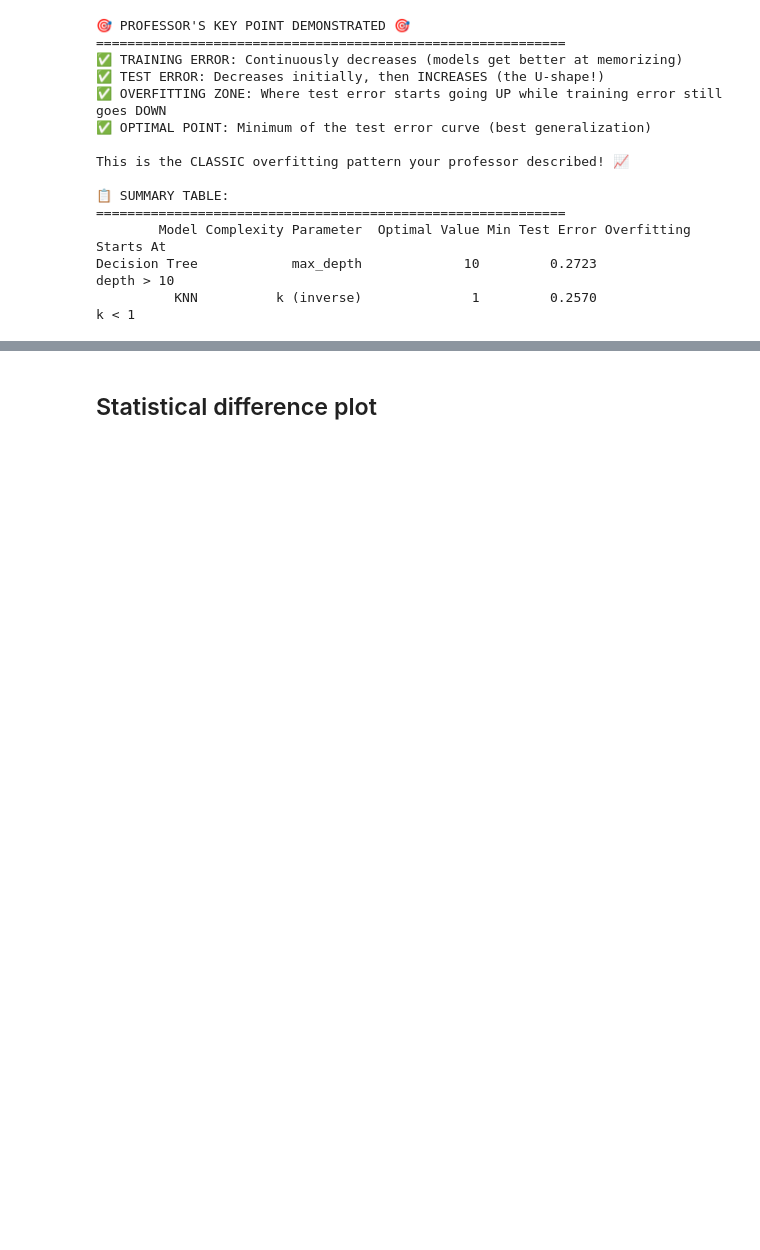
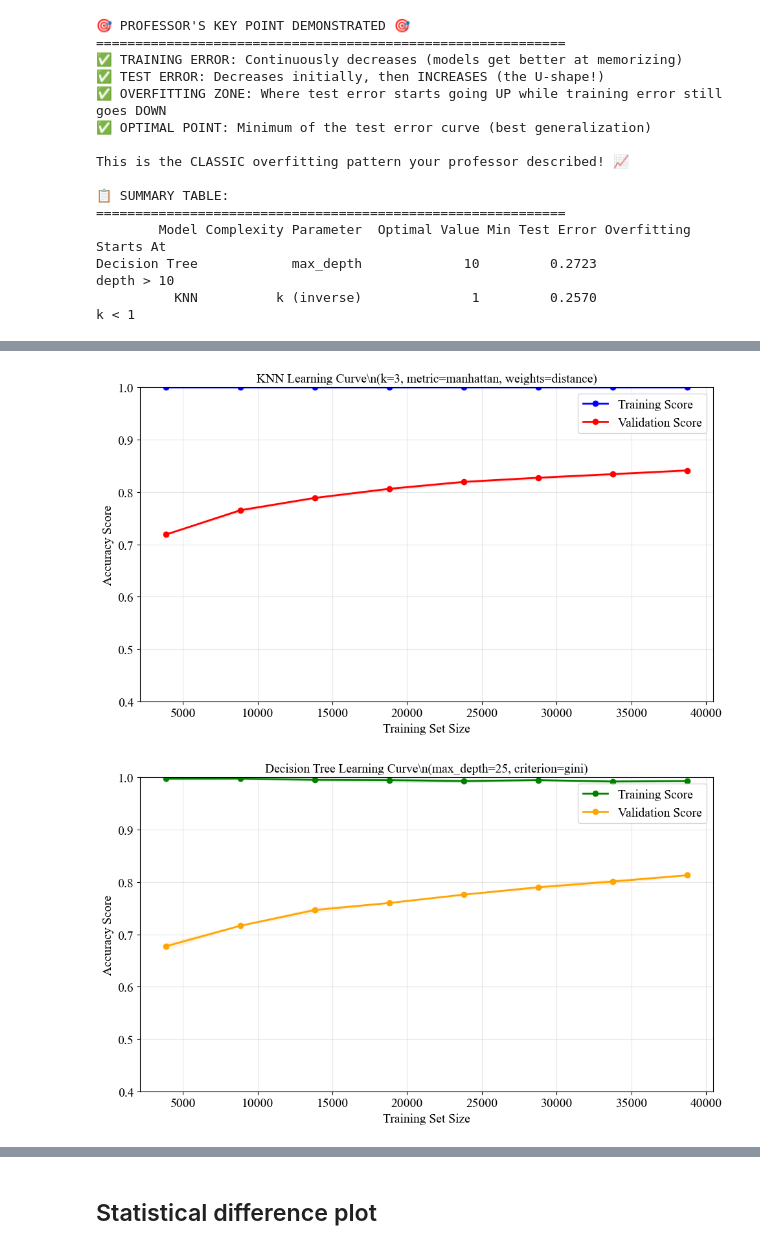
Before and after one commit to Voltzz9/ml441_assignments, a Jupyter notebook: assign2/code/Analysis.ipynb, the cells around one changed output, grey strips where cells are left out. Drawn from its saved outputs; the diff is of its cells as text; code cells hidden in the pictures; blank space fills up the shorter version.

```diff
--- a/assign2/code/Analysis.ipynb
+++ b/assign2/code/Analysis.ipynb
@@ -2530,0 +2653,75 @@ Decision Tree            max_depth             10         0.2723            dept
+# %%
+# SAMPLE both datasets
+# 10% of knn_df
+sampled_knn_df = knn_df.sample(frac=0.1, random_state=42)
+# 10% of ct_df
+sampled_ct_df = ct_df.sample(frac=0.1, random_state=42)
+# replace Soil_Type1 positive with 1 and negative with 0
+sampled_ct_df['Soil_Type1'] = sampled_ct_df['Soil_Type1'].apply(lambda x: 1 if x == 'positive' else 0)
+# %%
+# Decision Tree
+# criterion=gini; max_depth=25, max_features=None, min_samples_leaf=1, min_samples_split=2
+
+import matplotlib.pyplot as plt
+import numpy as np
+from sklearn.model_selection import learning_curve
+from sklearn.neighbors import KNeighborsClassifier
+from sklearn.tree import DecisionTreeClassifier
+from sklearn.preprocessing import StandardScaler
+import os
+
+# Set font to Times New Roman and size to 14
+plt.rcParams['font.family'] = 'Times New Roman'
+plt.rcParams['font.size'] = 14
+
+# Create plots directory if it doesn't exist
+os.makedirs('../plots', exist_ok=True)
+
+# Define models with specified parameters
+knn_model = KNeighborsClassifier(n_neighbors=3, metric='manhattan', weights='distance')
+dt_model = DecisionTreeClassifier(criterion='gini', max_depth=25, max_features=None,
+                                min_samples_leaf=1, min_samples_split=2, random_state=42)
+
+# Define training sizes (percentages of training data)
+train_sizes = np.linspace(0.1, 1.0, 8)  # 8 points for faster computation
+
+# Use the respective sampled dataframes for each algorithm
+X_knn_sampled = sampled_knn_df.drop('Cover_Type', axis=1)
+y_knn_sampled = sampled_knn_df['Cover_Type']
+
+X_dt_sampled = sampled_ct_df.drop('Cover_Type', axis=1)
+y_dt_sampled = sampled_ct_df['Cover_Type']
+
+print(f"🔄 Computing learning curves...")
+print(f"📊 KNN using sampled data: {len(X_knn_sampled)} samples")
+print(f"📊 Decision Tree using sampled data: {len(X_dt_sampled)} samples")
+
+# Scale data for KNN
+scaler_knn = StandardScaler()
+X_knn_scaled = scaler_knn.fit_transform(X_knn_sampled)
+
+print("Computing KNN learning curve...")
+# Compute learning curves for KNN (no multiprocessing)
+train_sizes_knn, train_scores_knn, val_scores_knn = learning_curve(
+    knn_model, X_knn_scaled, y_knn_sampled, train_sizes=train_sizes,
+    cv=3, scoring='accuracy', random_state=42
+)
+
+print("Computing Decision Tree learning curve...")
+# Compute learning curves for Decision Tree (no multiprocessing)
+train_sizes_dt, train_scores_dt, val_scores_dt = learning_curve(
+    dt_model, X_dt_sampled, y_dt_sampled, train_sizes=train_sizes,
+    cv=3, scoring='accuracy', random_state=42
+)
+
+# Calculate means and standard deviations
+train_mean_knn = np.mean(train_scores_knn, axis=1)
+train_std_knn = np.std(train_scores_knn, axis=1)
+val_mean_knn = np.mean(val_scores_knn, axis=1)
+val_std_knn = np.std(val_scores_knn, axis=1)
+
+train_mean_dt = np.mean(train_scores_dt, axis=1)
+train_std_dt = np.std(train_scores_dt, axis=1)
+val_mean_dt = np.mean(val_scores_dt, axis=1)
+val_std_dt = np.std(val_scores_dt, axis=1)
+# %% [output]
@@ -2530,0 +2734,2 @@ Decision Tree            max_depth             10         0.2723            dept
+[figure, added]
+[figure, added]
```
Also changed, not shown: parts of 16 cells of this notebook, 8 other files.
